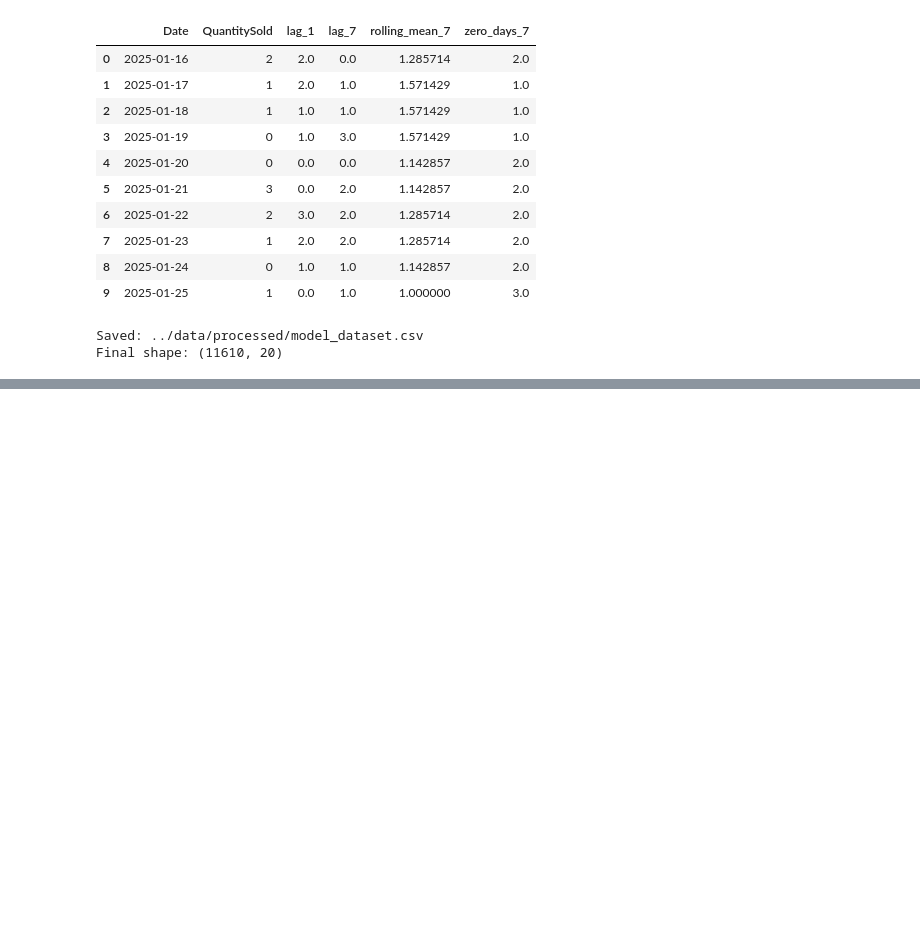
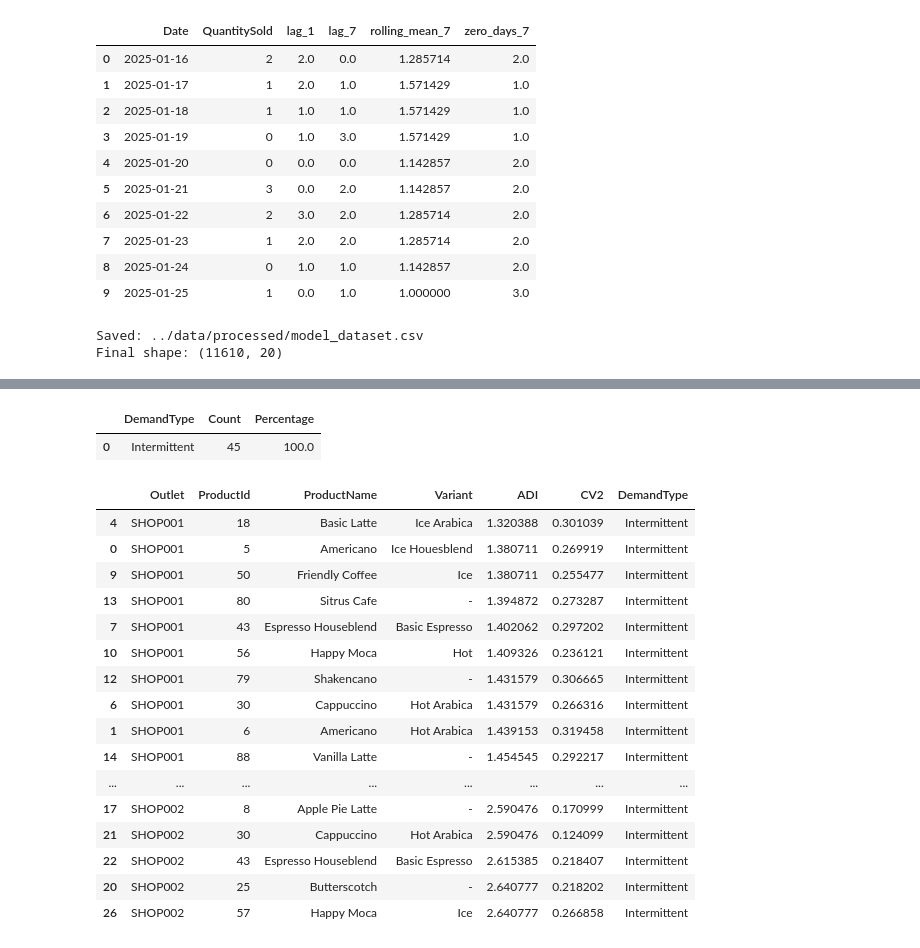
Before and after one commit to Verenadarsy/suplyze_ai, a Jupyter notebook: notebooks/02_feature_engineering.ipynb, the cells around one changed output, grey strips where cells are left out. Cells and saved outputs as stored; diff of their text form; code cells hidden in the pictures; blank space fills up the shorter version.

```diff
--- a/notebooks/02_feature_engineering.ipynb
+++ b/notebooks/02_feature_engineering.ipynb
@@ -297,0 +471,50 @@ Final shape: (11610, 20)
+# %%
+pattern_summary = (
+    demand_pattern_df["DemandType"]
+    .value_counts()
+    .rename_axis("DemandType")
+    .reset_index(name="Count")
+)
+
+pattern_summary["Percentage"] = (
+    pattern_summary["Count"]
+    / len(demand_pattern_df)
+    * 100
+).round(2)
+
+display(pattern_summary)
+# %% [output]
+|  | DemandType | Count | Percentage |
+| 0 | Intermittent | 45 | 100.0 |
+# %%
+display(
+    demand_pattern_df[
+        [
+            "Outlet",
+            "ProductId",
+            "ProductName",
+            "Variant",
+            "ADI",
+            "CV2",
+            "DemandType"
+        ]
+    ].sort_values("ADI")
+)
+# %% [output]
+|  | Outlet | ProductId | ProductName | Variant | ADI | CV2 | DemandType |
+| 4 | SHOP001 | 18 | Basic Latte | Ice Arabica | 1.320388 | 0.301039 | Intermittent |
+| 0 | SHOP001 | 5 | Americano | Ice Houesblend | 1.380711 | 0.269919 | Intermittent |
+| 9 | SHOP001 | 50 | Friendly Coffee | Ice | 1.380711 | 0.255477 | Intermittent |
+| 13 | SHOP001 | 80 | Sitrus Cafe | - | 1.394872 | 0.273287 | Intermittent |
+| 7 | SHOP001 | 43 | Espresso Houseblend | Basic Espresso | 1.402062 | 0.297202 | Intermittent |
+| 10 | SHOP001 | 56 | Happy Moca | Hot | 1.409326 | 0.236121 | Intermittent |
+| 12 | SHOP001 | 79 | Shakencano | - | 1.431579 | 0.306665 | Intermittent |
+| 6 | SHOP001 | 30 | Cappuccino | Hot Arabica | 1.431579 | 0.266316 | Intermittent |
+| 1 | SHOP001 | 6 | Americano | Hot Arabica | 1.439153 | 0.319458 | Intermittent |
+| 14 | SHOP001 | 88 | Vanilla Latte | - | 1.454545 | 0.292217 | Intermittent |
+| ... | ... | ... | ... | ... | ... | ... | ... |
+| 17 | SHOP002 | 8 | Apple Pie Latte | - | 2.590476 | 0.170999 | Intermittent |
+| 21 | SHOP002 | 30 | Cappuccino | Hot Arabica | 2.590476 | 0.124099 | Intermittent |
+| 22 | SHOP002 | 43 | Espresso Houseblend | Basic Espresso | 2.615385 | 0.218407 | Intermittent |
+| 20 | SHOP002 | 25 | Butterscotch | - | 2.640777 | 0.218202 | Intermittent |
+| 26 | SHOP002 | 57 | Happy Moca | Ice | 2.640777 | 0.266858 | Intermittent |
```
Also changed, not shown: parts of 4 cells of this notebook, 13 other files.
